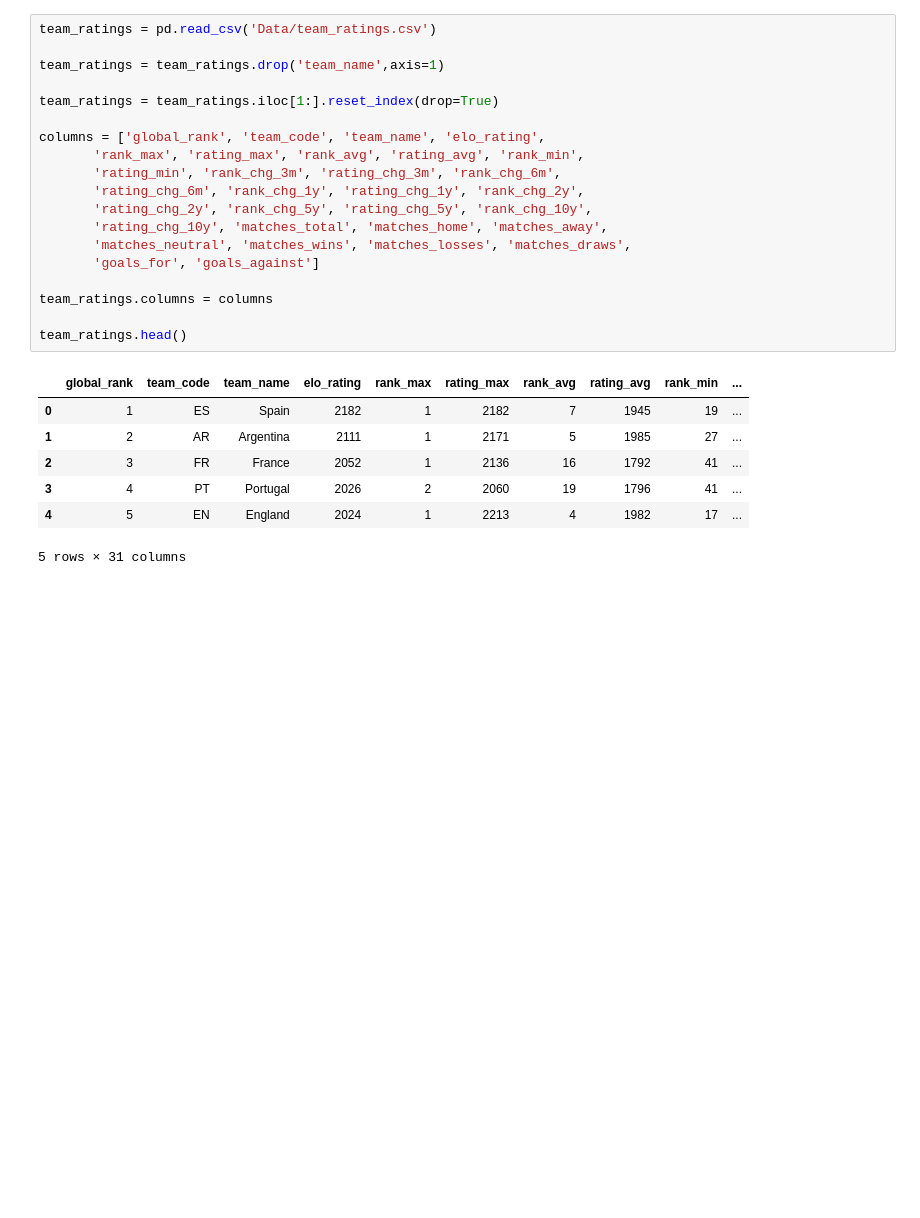
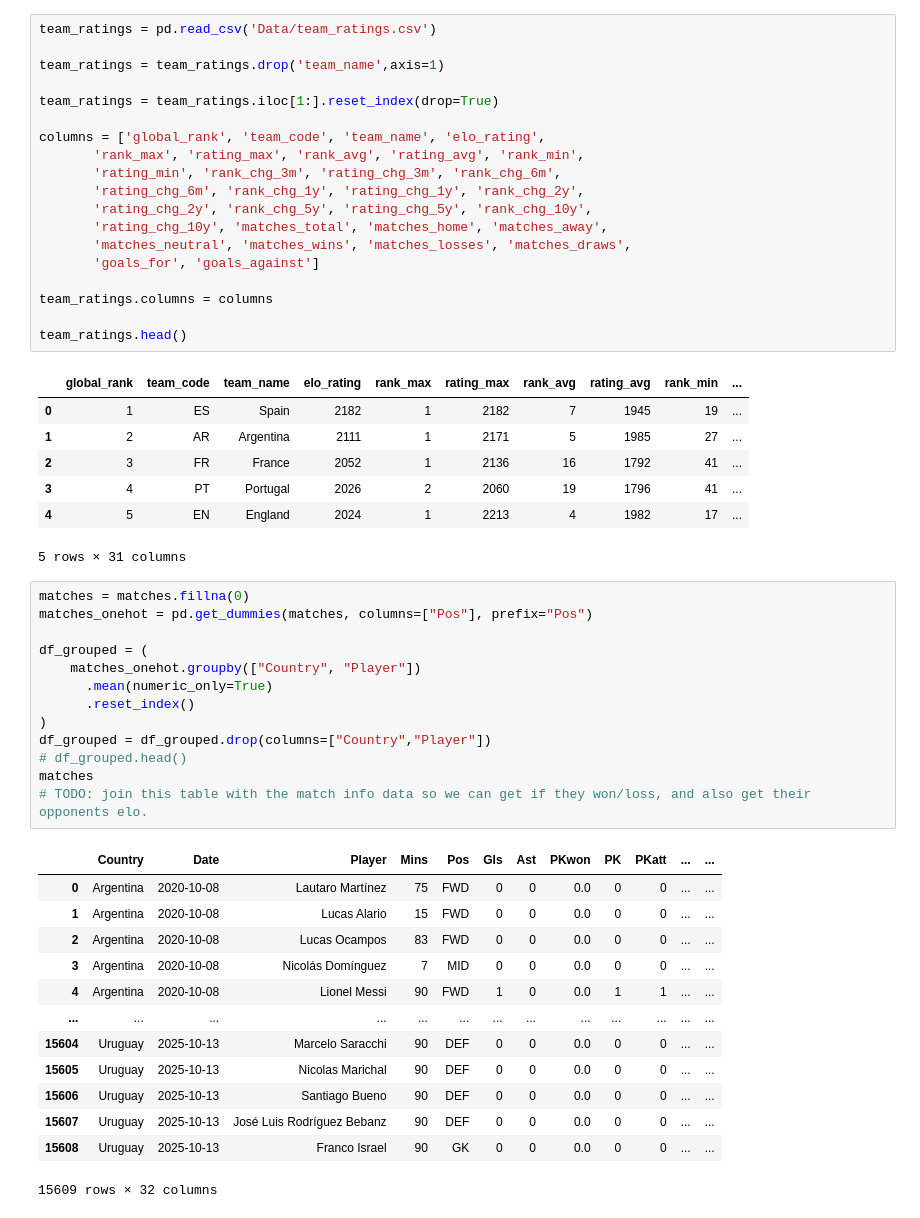
Before and after one commit to nicholaskim1004/World-Cup-Fantasy-Predictor, a Jupyter notebook: Fantast_Pt_Predictor.ipynb, the cells around one changed output. Saved outputs shown, nothing was run; the diff lists cells and outputs as text; blank space fills up the shorter version.

Commit message:
simple linear model w todos

```diff
--- a/Fantast_Pt_Predictor.ipynb
+++ b/Fantast_Pt_Predictor.ipynb
@@ -301,3 +301,30 @@ team_ratings.head()
 | 3 | 4 | PT | Portugal | 2026 | 2 | 2060 | 19 | 1796 | 41 | ... |
 | 4 | 5 | EN | England | 2024 | 1 | 2213 | 4 | 1982 | 17 | ... |
 5 rows × 31 columns
+# %%
+matches = matches.fillna(0)
+matches_onehot = pd.get_dummies(matches, columns=["Pos"], prefix="Pos")
+
+df_grouped = (
+    matches_onehot.groupby(["Country", "Player"])
+      .mean(numeric_only=True)
+      .reset_index()
+)
+df_grouped = df_grouped.drop(columns=["Country","Player"])
+# df_grouped.head()
+matches
+# TODO: join this table with the match info data so we can get if they won/loss, and also get their opponents elo.
+# %% [output]
+|  | Country | Date | Player | Mins | Pos | Gls | Ast | PKwon | PK | PKatt | ... | ... |
+| 0 | Argentina | 2020-10-08 | Lautaro Martínez | 75 | FWD | 0 | 0 | 0.0 | 0 | 0 | ... | ... |
+| 1 | Argentina | 2020-10-08 | Lucas Alario | 15 | FWD | 0 | 0 | 0.0 | 0 | 0 | ... | ... |
+| 2 | Argentina | 2020-10-08 | Lucas Ocampos | 83 | FWD | 0 | 0 | 0.0 | 0 | 0 | ... | ... |
+| 3 | Argentina | 2020-10-08 | Nicolás Domínguez | 7 | MID | 0 | 0 | 0.0 | 0 | 0 | ... | ... |
+| 4 | Argentina | 2020-10-08 | Lionel Messi | 90 | FWD | 1 | 0 | 0.0 | 1 | 1 | ... | ... |
+| ... | ... | ... | ... | ... | ... | ... | ... | ... | ... | ... | ... | ... |
+| 15604 | Uruguay | 2025-10-13 | Marcelo Saracchi | 90 | DEF | 0 | 0 | 0.0 | 0 | 0 | ... | ... |
+| 15605 | Uruguay | 2025-10-13 | Nicolas Marichal | 90 | DEF | 0 | 0 | 0.0 | 0 | 0 | ... | ... |
+| 15606 | Uruguay | 2025-10-13 | Santiago Bueno | 90 | DEF | 0 | 0 | 0.0 | 0 | 0 | ... | ... |
+| 15607 | Uruguay | 2025-10-13 | José Luis Rodríguez Bebanz | 90 | DEF | 0 | 0 | 0.0 | 0 | 0 | ... | ... |
+| 15608 | Uruguay | 2025-10-13 | Franco Israel | 90 | GK | 0 | 0 | 0.0 | 0 | 0 | ... | ... |
+15609 rows × 32 columns
```
Also changed, not shown: parts of 2 cells of this notebook.
